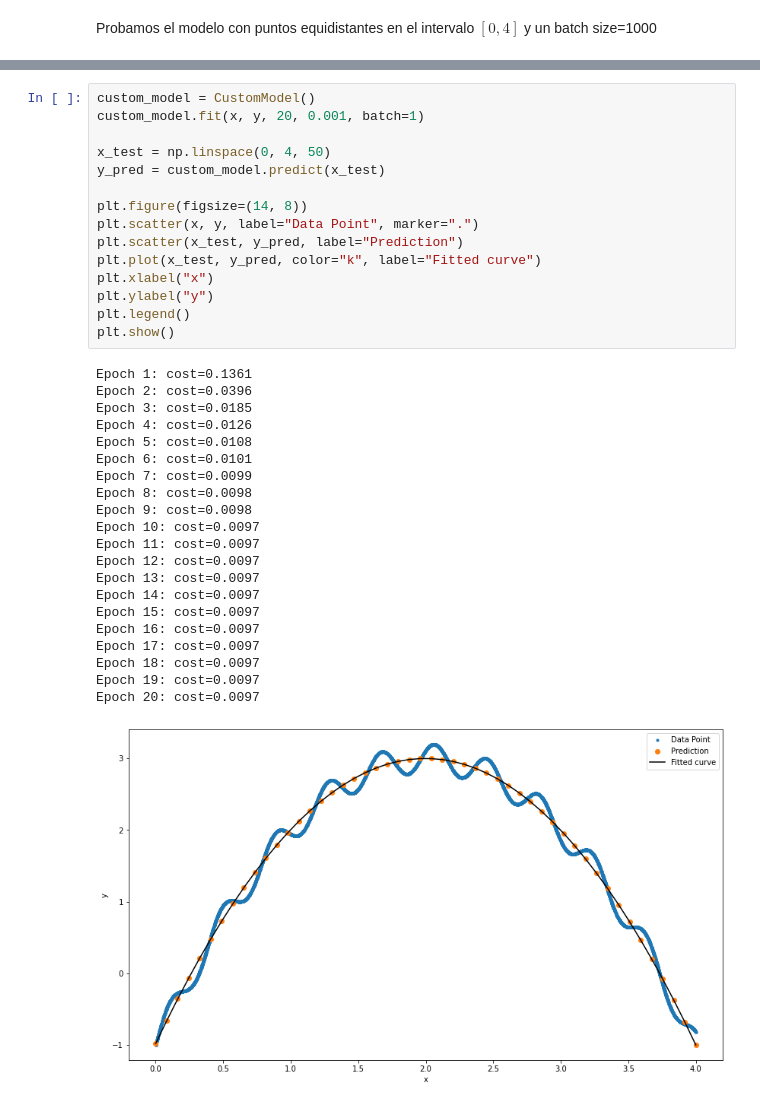
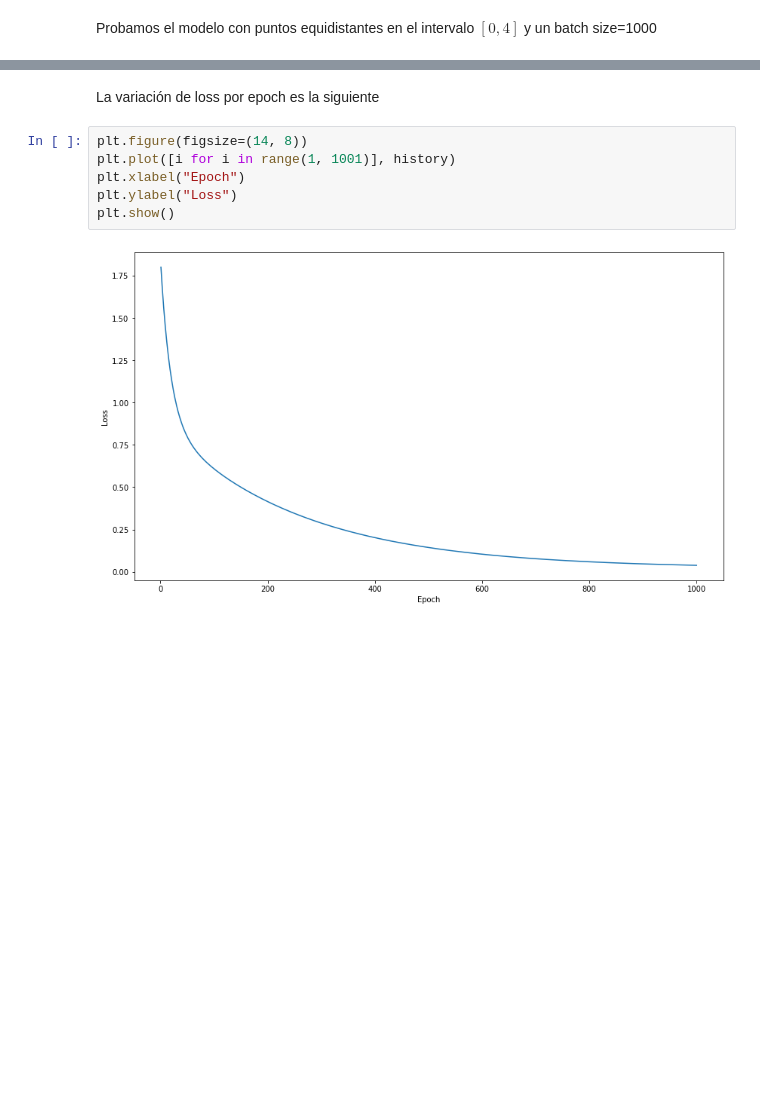
Before and after one commit to achurichi/CEIA-deep_learning, a Jupyter notebook: clase_2/ejercitacion.ipynb, the cells around one changed output, grey strips where cells are left out. Cells and saved outputs as stored; diff of their text form; blank space fills up the shorter version.

```diff
--- a/clase_2/ejercitacion.ipynb
+++ b/clase_2/ejercitacion.ipynb
@@ -245,37 +243,10 @@ Probamos el modelo con puntos equidistantes en el intervalo $[0, 4]$ y un batch
-# %%
-custom_model = CustomModel()
-custom_model.fit(x, y, 20, 0.001, batch=1)
-
-x_test = np.linspace(0, 4, 50)
-y_pred = custom_model.predict(x_test)
-
-plt.figure(figsize=(14, 8))
-plt.scatter(x, y, label="Data Point", marker=".")
-plt.scatter(x_test, y_pred, label="Prediction")
-plt.plot(x_test, y_pred, color="k", label="Fitted curve")
-plt.xlabel("x")
-plt.ylabel("y")
-plt.legend()
-plt.show()
-# %% [output]
-Epoch 1: cost=0.1361
-Epoch 2: cost=0.0396
-Epoch 3: cost=0.0185
-Epoch 4: cost=0.0126
-Epoch 5: cost=0.0108
-Epoch 6: cost=0.0101
-Epoch 7: cost=0.0099
-Epoch 8: cost=0.0098
-Epoch 9: cost=0.0098
-Epoch 10: cost=0.0097
-Epoch 11: cost=0.0097
-Epoch 12: cost=0.0097
-Epoch 13: cost=0.0097
-Epoch 14: cost=0.0097
-Epoch 15: cost=0.0097
-Epoch 16: cost=0.0097
-Epoch 17: cost=0.0097
-Epoch 18: cost=0.0097
-Epoch 19: cost=0.0097
-Epoch 20: cost=0.0097
-[figure, removed]
+# %% [markdown]
+La variación de loss por epoch es la siguiente
+# %%
+plt.figure(figsize=(14, 8))
+plt.plot([i for i in range(1, 1001)], history)
+plt.xlabel("Epoch")
+plt.ylabel("Loss")
+plt.show()
+# %% [output]
+[figure, added]
```
Also changed, not shown: parts of 4 cells of this notebook.
